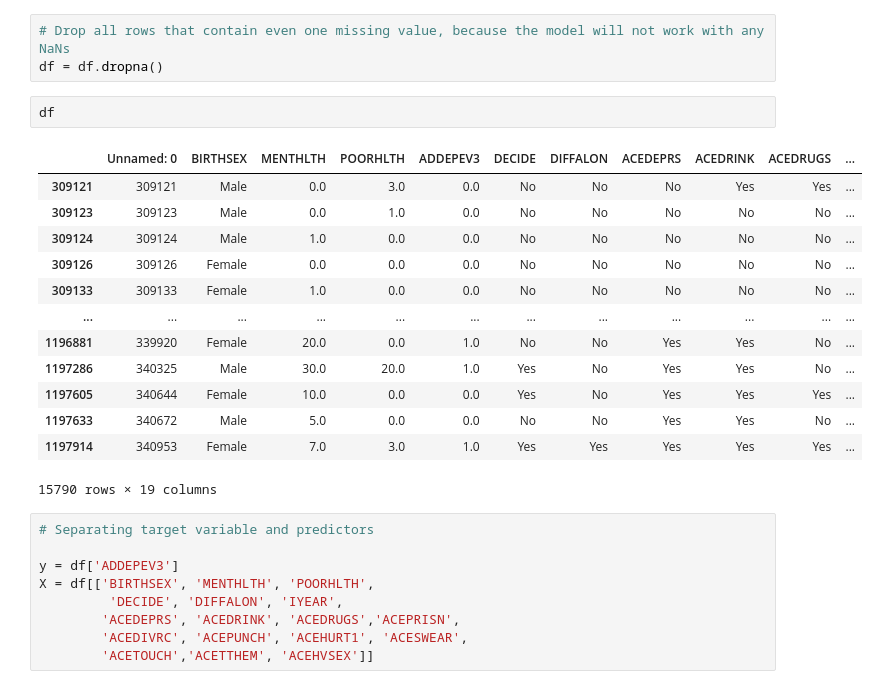
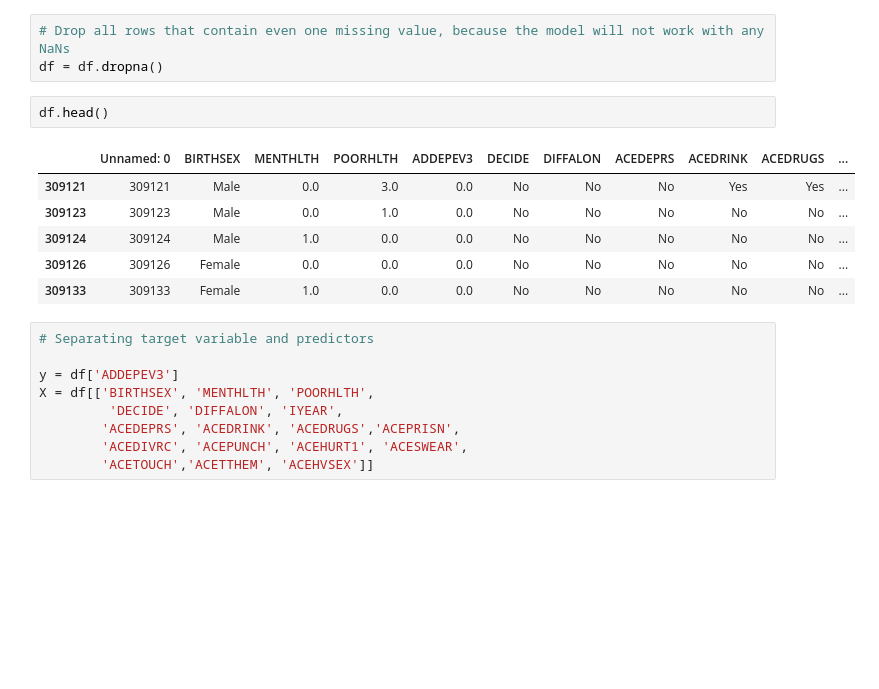
Before and after one commit to alojessica/ML-Healthdata-project, a Jupyter notebook: LogisticRegression/logit.ipynb, the cells around one changed output. Saved outputs shown, nothing was run; the diff lists cells and outputs as text; blank space fills up the shorter version.

```diff
--- a/LogisticRegression/logit.ipynb
+++ b/LogisticRegression/logit.ipynb
@@ -46,21 +46,14 @@ Name: count, dtype: int64
 # Drop all rows that contain even one missing value, because the model will not work with any NaNs
 df = df.dropna()
 # %%
-df
+df.head()
 # %% [output]
 |  | Unnamed: 0 | BIRTHSEX | MENTHLTH | POORHLTH | ADDEPEV3 | DECIDE | DIFFALON | ACEDEPRS | ACEDRINK | ACEDRUGS | ... |
 | 309121 | 309121 | Male | 0.0 | 3.0 | 0.0 | No | No | No | Yes | Yes | ... |
 | 309123 | 309123 | Male | 0.0 | 1.0 | 0.0 | No | No | No | No | No | ... |
 | 309124 | 309124 | Male | 1.0 | 0.0 | 0.0 | No | No | No | No | No | ... |
 | 309126 | 309126 | Female | 0.0 | 0.0 | 0.0 | No | No | No | No | No | ... |
 | 309133 | 309133 | Female | 1.0 | 0.0 | 0.0 | No | No | No | No | No | ... |
-| ... | ... | ... | ... | ... | ... | ... | ... | ... | ... | ... | ... |
-| 1196881 | 339920 | Female | 20.0 | 0.0 | 1.0 | No | No | Yes | Yes | No | ... |
-| 1197286 | 340325 | Male | 30.0 | 20.0 | 1.0 | Yes | No | Yes | Yes | No | ... |
-| 1197605 | 340644 | Female | 10.0 | 0.0 | 0.0 | Yes | No | Yes | Yes | Yes | ... |
-| 1197633 | 340672 | Male | 5.0 | 0.0 | 0.0 | No | No | Yes | Yes | No | ... |
-| 1197914 | 340953 | Female | 7.0 | 3.0 | 1.0 | Yes | Yes | Yes | Yes | Yes | ... |
-15790 rows × 19 columns
 # %%
 # Separating target variable and predictors
 
```
Also changed, not shown: parts of 7 cells of this notebook.
